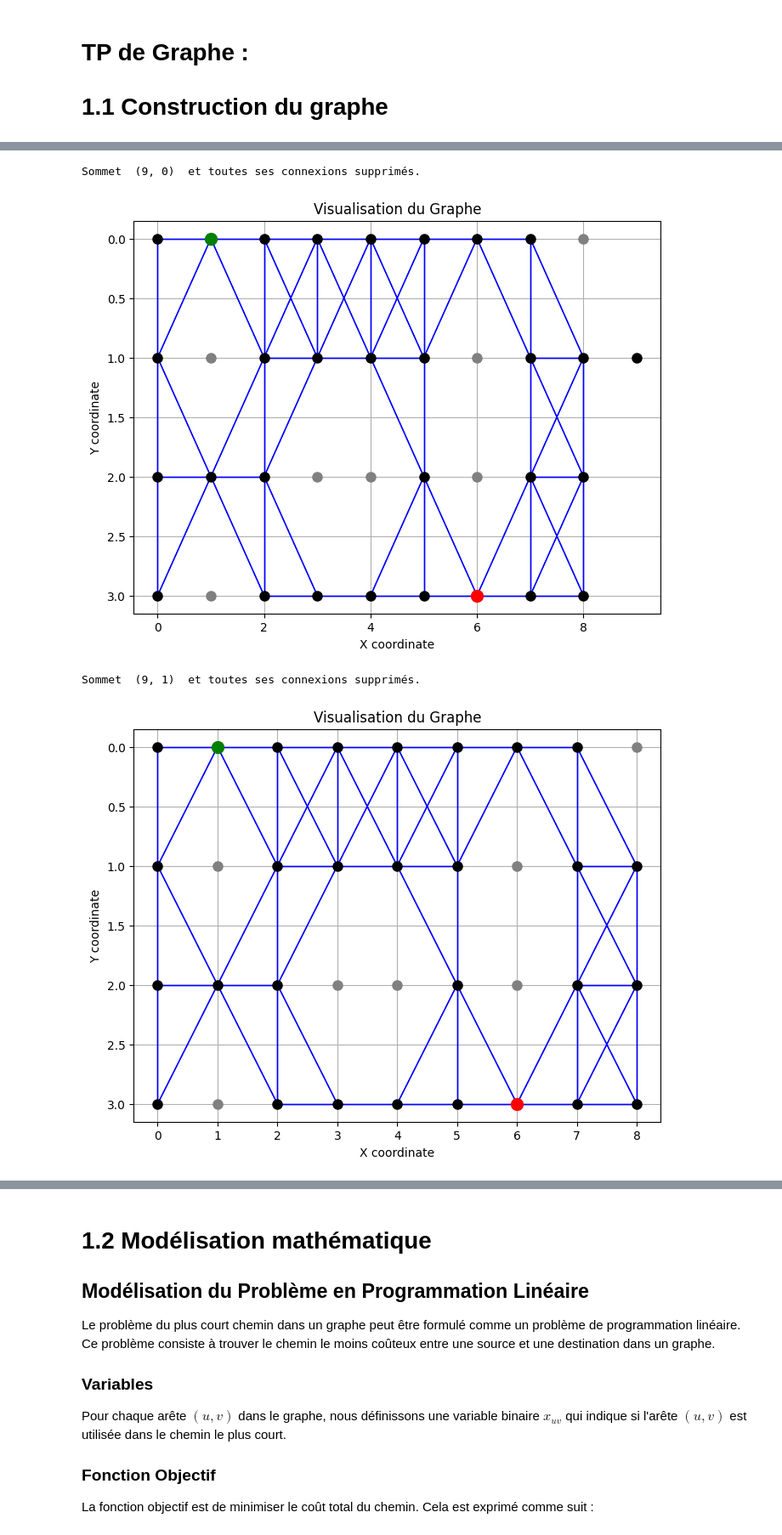
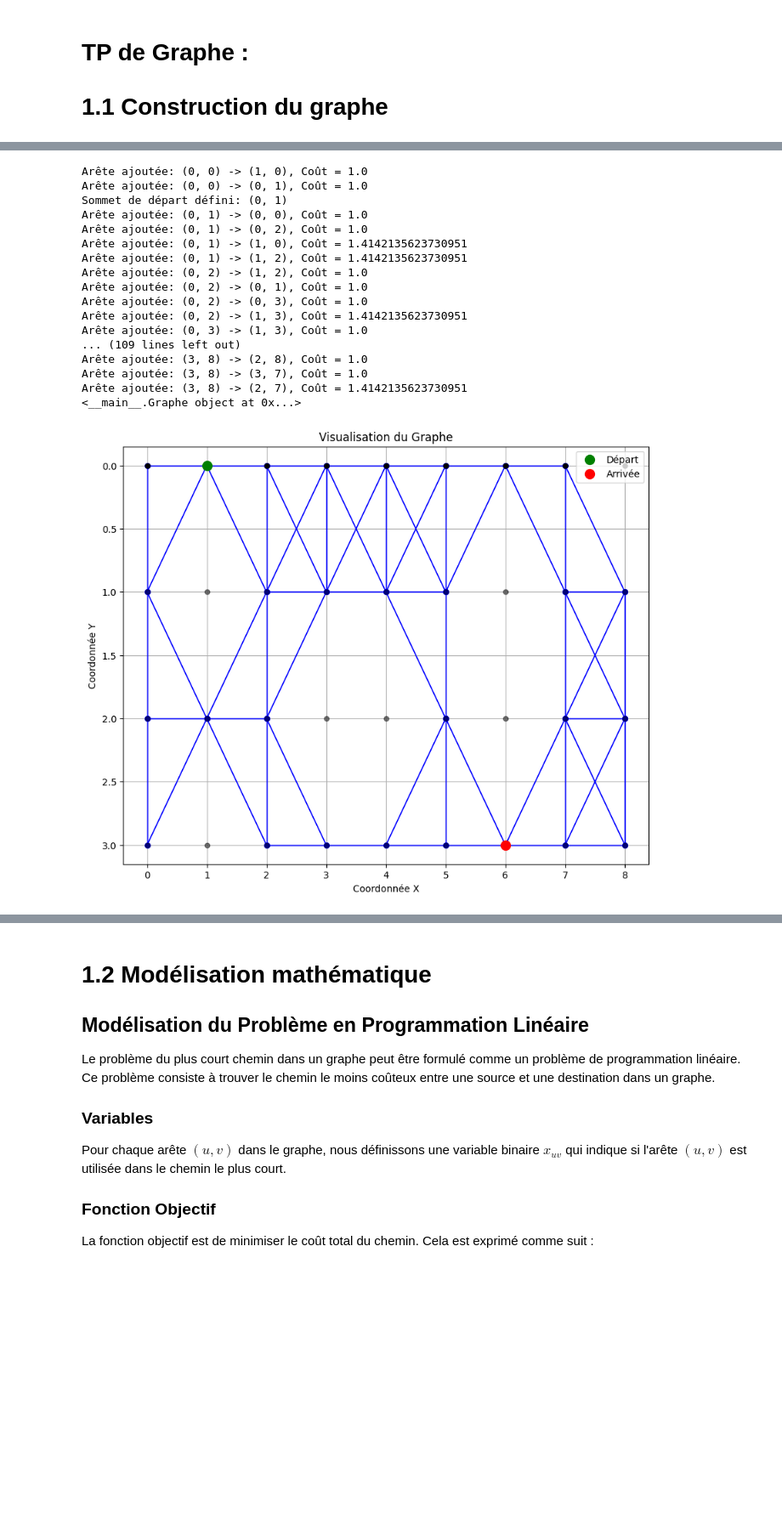
Before and after one commit to Damien-Collot/Graphes, a Jupyter notebook: TP Graphe.ipynb, the cells around one changed output, grey strips where cells are left out. Shown at 85% size. Cells and saved outputs as stored; diff of their text form; code cells hidden in the pictures; blank space fills up the shorter version.

Commit message:
Refonte modèle graphe et Cplex Fonctionnelle

```diff
--- a/TP Graphe.ipynb
+++ b/TP Graphe.ipynb
@@ -186,12 +3,0 @@ graphe.tracer_graphe()
-# %%
-graphe.supprimer_sommet((9,0))
-graphe.tracer_graphe()
-# %% [output]
-Sommet  (9, 0)  et toutes ses connexions supprimés.
-[figure, removed]
-# %%
-graphe.supprimer_sommet((9,1))
-graphe.tracer_graphe()
-# %% [output]
-Sommet  (9, 1)  et toutes ses connexions supprimés.
-[figure, removed]
@@ -197,0 +54,49 @@ Sommet  (9, 1)  et toutes ses connexions supprimés.
+# %%
+def creer_graphe_fichier(nom_fichier):
+    graphe = Graphe()
+    with open(nom_fichier, 'r') as fichier:
+        n, m = map(int, fichier.readline().split())
+        grille = [list(map(int, fichier.readline().split())) for _ in range(n)]
+
+        for i in range(n):
+            for j in range(m):
+                valeur = grille[i][j]
+                if valeur in [0, 1, 2, 3]:
+                    graphe.ajouter_sommet((i, j), (i, j))
+                    if valeur == 2:
+                        graphe.definir_debut((i, j))
+                    elif valeur == 3:
+                        graphe.definir_fin((i, j))
+
+                if valeur in [1, 2, 3]:
+                    directions = [(-1, 0), (1, 0), (0, -1), (0, 1), (-1, -1), (-1, 1), (1, -1), (1, 1)]
+                    for di, dj in directions:
+                        ni, nj = i + di, j + dj
+                        if 0 <= ni < n and 0 <= nj < m and grille[ni][nj] in [1, 2, 3]:
+                            poids = math.sqrt(di**2 + dj**2)
+                            graphe.ajouter_arete((i, j), (ni, nj), poids)
+    return graphe
+# %%
+filename = "exo1.txt"
+graphe = creer_graphe_fichier(filename)
+print(graphe)
+graphe.tracer_graphe()
+# %% [output]
+Arête ajoutée: (0, 0) -> (1, 0), Coût = 1.0
+Arête ajoutée: (0, 0) -> (0, 1), Coût = 1.0
+Sommet de départ défini: (0, 1)
+Arête ajoutée: (0, 1) -> (0, 0), Coût = 1.0
+Arête ajoutée: (0, 1) -> (0, 2), Coût = 1.0
+Arête ajoutée: (0, 1) -> (1, 0), Coût = 1.4142135623730951
+Arête ajoutée: (0, 1) -> (1, 2), Coût = 1.4142135623730951
+Arête ajoutée: (0, 2) -> (1, 2), Coût = 1.0
+Arête ajoutée: (0, 2) -> (0, 1), Coût = 1.0
+Arête ajoutée: (0, 2) -> (0, 3), Coût = 1.0
+Arête ajoutée: (0, 2) -> (1, 3), Coût = 1.4142135623730951
+Arête ajoutée: (0, 3) -> (1, 3), Coût = 1.0
+... (109 lines left out)
+Arête ajoutée: (3, 8) -> (2, 8), Coût = 1.0
+Arête ajoutée: (3, 8) -> (3, 7), Coût = 1.0
+Arête ajoutée: (3, 8) -> (2, 7), Coût = 1.4142135623730951
+<__main__.Graphe object at 0x...>
+[figure, added]
```
Also changed, not shown: parts of 7 cells of this notebook, 11 other files.
